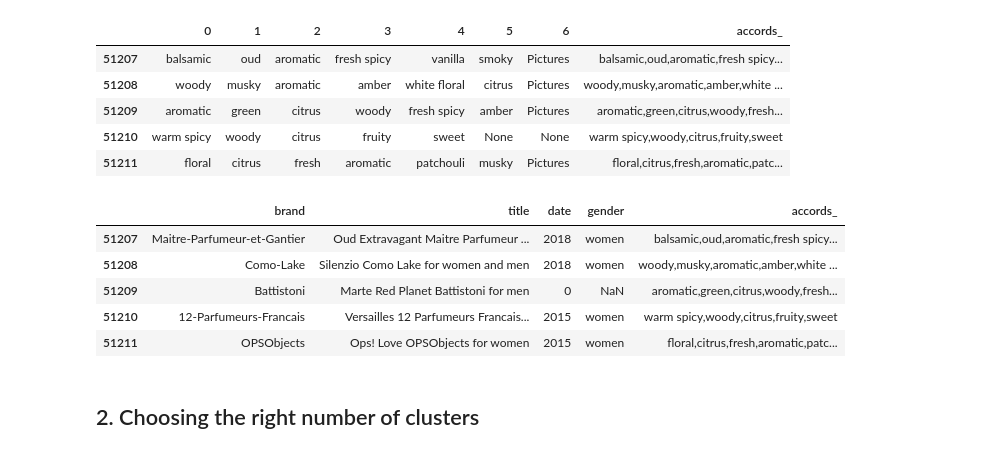
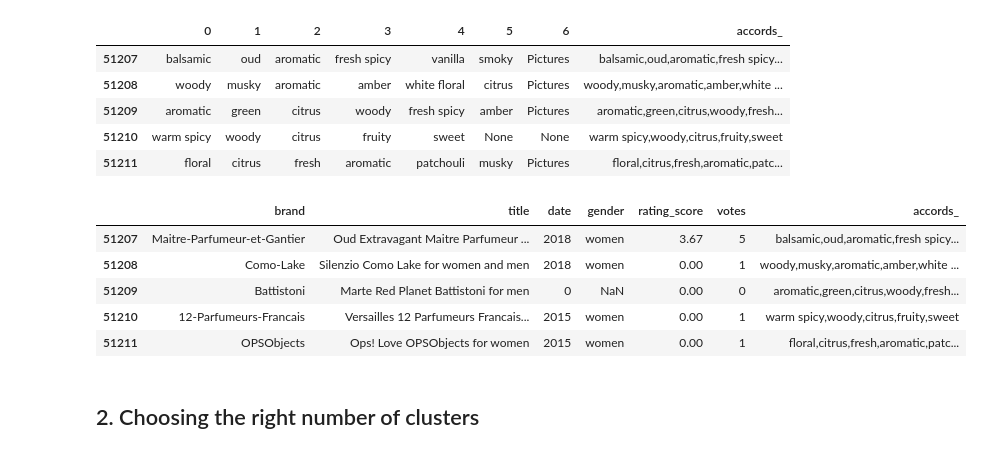
Before and after one commit to katarzynajanicka/fragrance-cluster-analysis, a Jupyter notebook: fragrances.ipynb, the cells around one changed output. Drawn from its saved outputs; the diff is of its cells as text; code cells hidden in the pictures.

```diff
--- a/fragrances.ipynb
+++ b/fragrances.ipynb
@@ -129,9 +127,3 @@ Name: gender, dtype: int64
 df1['gender'].count()
 # %% [output]
 40733
-# %%
-# plot a histogram with votes in bins
-# positive skewness
-x = df1['rating_score'].value_counts()
-plt.hist(x, bins=[0,0.5,1,1.5,2,2.5,3,3.5,4,4.5,5])
-plt.show()
@@ -140,6 +129,0 @@ plt.show()
-# %%
-# plot a histogram with votes in bins
-# positive skewness
-x = df1['votes'].value_counts()
-plt.hist(x, bins=[0,10,20,30,40,50,60,70,80,90,100,110,120])
-plt.show()
@@ -203,15 +251,15 @@ df2.tail()
 # %%
 # merge two dataframes by index
 result = df1.join(df2)
-result = result[['brand', 'title', 'date', 'gender', 'accords_']]
+result = result[['brand', 'title', 'date', 'gender','rating_score','votes','accords_']]
 result.tail()
 # %% [output]
-|  | brand | title | date | gender | accords_ |
-| 51207 | Maitre-Parfumeur-et-Gantier | Oud Extravagant Maitre Parfumeur ... | 2018 | women | balsamic,oud,aromatic,fresh spicy... |
-| 51208 | Como-Lake | Silenzio Como Lake for women and men | 2018 | women | woody,musky,aromatic,amber,white ... |
-| 51209 | Battistoni | Marte Red Planet Battistoni for men | 0 | NaN | aromatic,green,citrus,woody,fresh... |
-| 51210 | 12-Parfumeurs-Francais | Versailles 12 Parfumeurs Francais... | 2015 | women | warm spicy,woody,citrus,fruity,sweet |
-| 51211 | OPSObjects | Ops! Love OPSObjects for women | 2015 | women | floral,citrus,fresh,aromatic,patc... |
+|  | brand | title | date | gender | rating_score | votes | accords_ |
+| 51207 | Maitre-Parfumeur-et-Gantier | Oud Extravagant Maitre Parfumeur ... | 2018 | women | 3.67 | 5 | balsamic,oud,aromatic,fresh spicy... |
+| 51208 | Como-Lake | Silenzio Como Lake for women and men | 2018 | women | 0.00 | 1 | woody,musky,aromatic,amber,white ... |
+| 51209 | Battistoni | Marte Red Planet Battistoni for men | 0 | NaN | 0.00 | 0 | aromatic,green,citrus,woody,fresh... |
+| 51210 | 12-Parfumeurs-Francais | Versailles 12 Parfumeurs Francais... | 2015 | women | 0.00 | 1 | warm spicy,woody,citrus,fruity,sweet |
+| 51211 | OPSObjects | Ops! Love OPSObjects for women | 2015 | women | 0.00 | 1 | floral,citrus,fresh,aromatic,patc... |
 # %% [markdown]
 ## 2. Choosing the right number of clusters
 # %%
```
Also changed, not shown: parts of 49 cells of this notebook.
